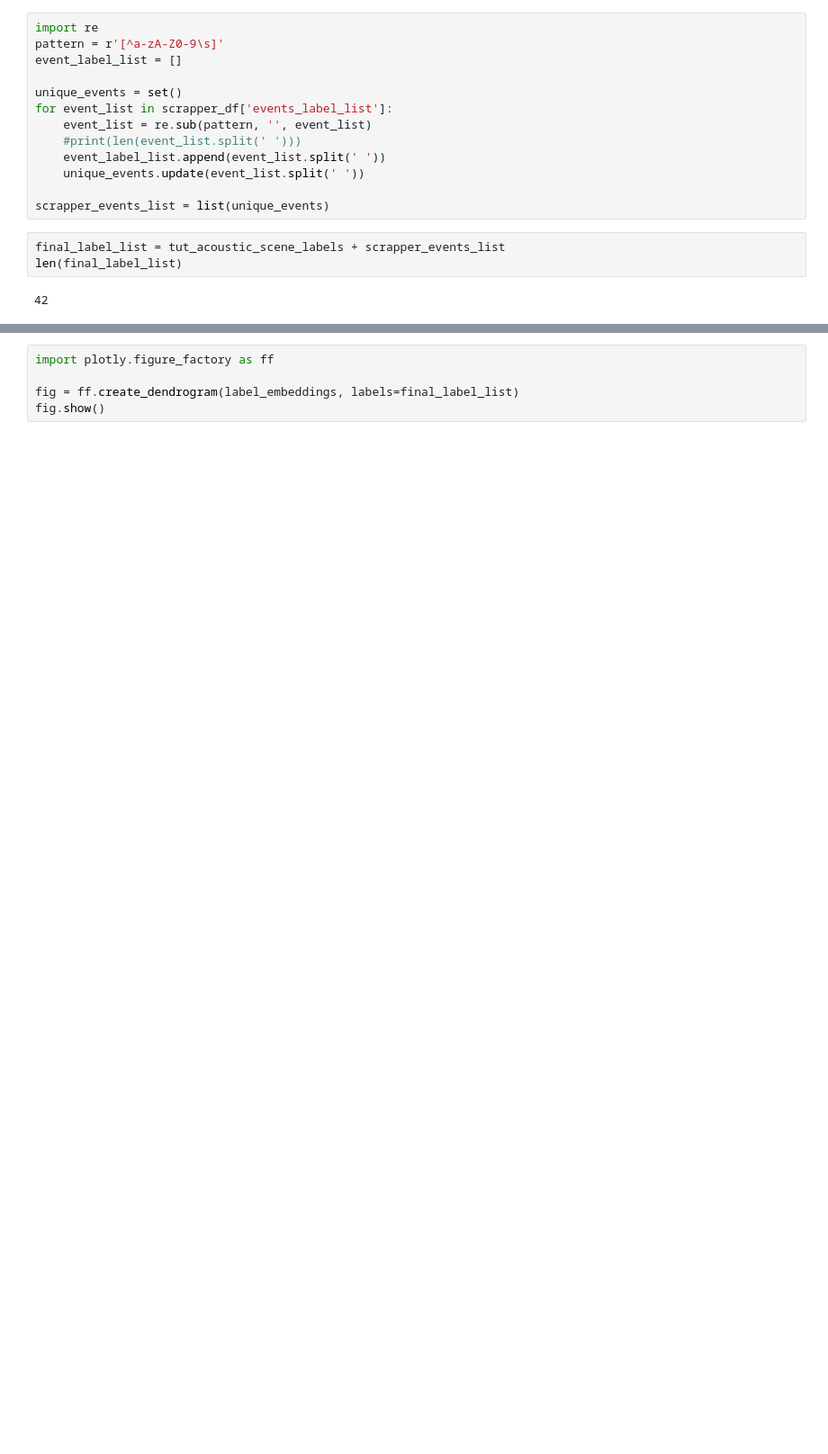
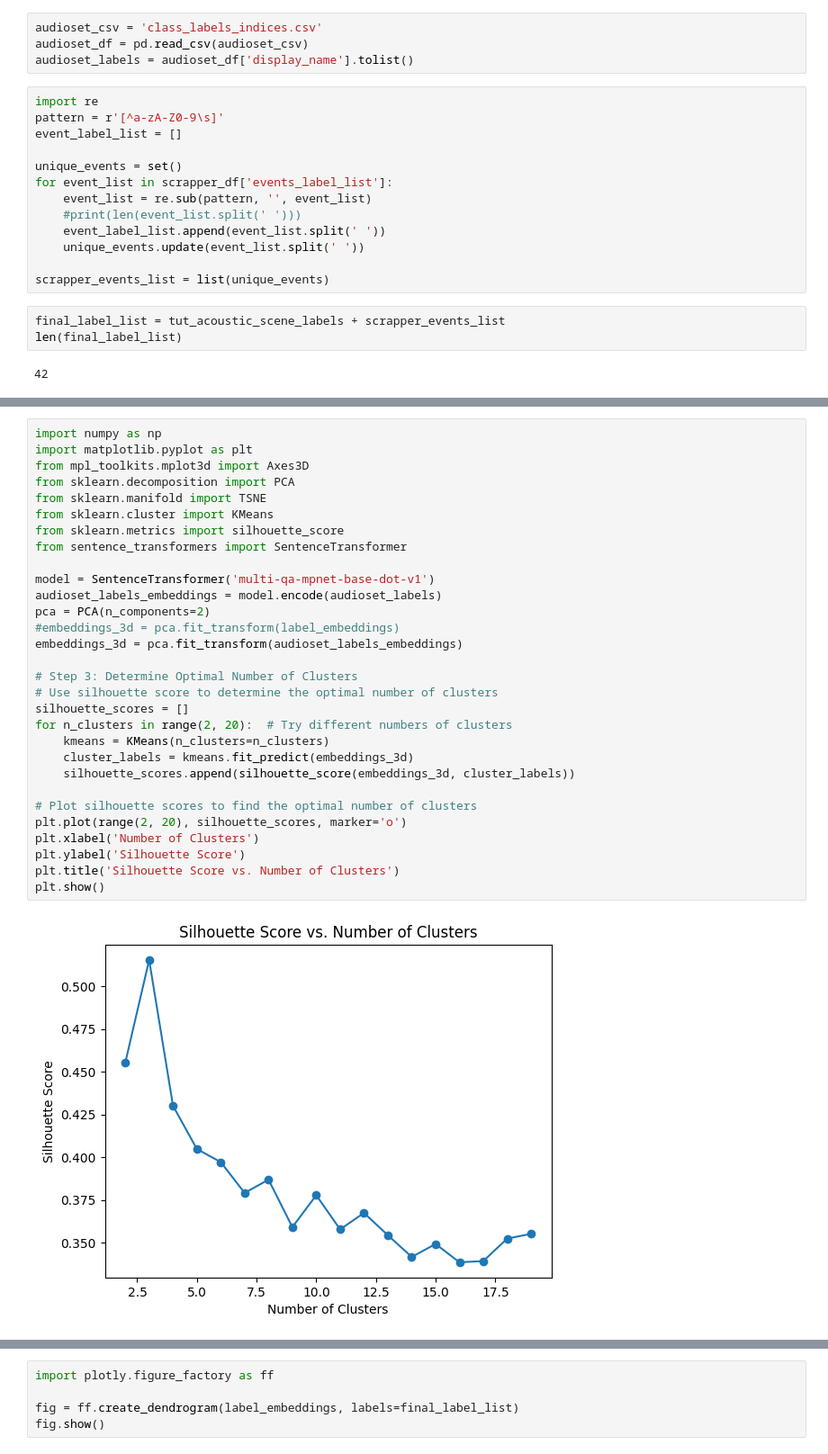
Before and after one commit to darshitttt/ASC_AED_JoinTask, a Jupyter notebook: labels_aggloClusters.ipynb, the cells around one changed output, grey strips where cells are left out. Shown at 90% size. Drawn from its saved outputs; the diff is of its cells as text; blank space fills up the shorter version.

Commit message:
Will have to look deeper into the labels taxonomy

```diff
--- a/labels_aggloClusters.ipynb
+++ b/labels_aggloClusters.ipynb
@@ -82,6 +28,10 @@ scrapper_df = pd.read_csv(scrapper_csv)
 
 scrapper_acoustic_scene_labels = list(scrapper_df['acoustic_scene_label'].unique())
 tut_acoustic_scene_labels = list(tut_df['labels'].unique())
+# %%
+audioset_csv = 'class_labels_indices.csv'
+audioset_df = pd.read_csv(audioset_csv)
+audioset_labels = audioset_df['display_name'].tolist()
 # %%
 import re
 pattern = r'[^a-zA-Z0-9\s]'
@@ -152,0 +103,32 @@ plt.show()
+# %%
+import numpy as np
+import matplotlib.pyplot as plt
+from mpl_toolkits.mplot3d import Axes3D
+from sklearn.decomposition import PCA
+from sklearn.manifold import TSNE
+from sklearn.cluster import KMeans
+from sklearn.metrics import silhouette_score
+from sentence_transformers import SentenceTransformer
+
+model = SentenceTransformer('multi-qa-mpnet-base-dot-v1')
+audioset_labels_embeddings = model.encode(audioset_labels)
+pca = PCA(n_components=2)
+#embeddings_3d = pca.fit_transform(label_embeddings)
+embeddings_3d = pca.fit_transform(audioset_labels_embeddings)
+
+# Step 3: Determine Optimal Number of Clusters
+# Use silhouette score to determine the optimal number of clusters
+silhouette_scores = []
+for n_clusters in range(2, 20):  # Try different numbers of clusters
+    kmeans = KMeans(n_clusters=n_clusters)
+    cluster_labels = kmeans.fit_predict(embeddings_3d)
+    silhouette_scores.append(silhouette_score(embeddings_3d, cluster_labels))
+
+# Plot silhouette scores to find the optimal number of clusters
+plt.plot(range(2, 20), silhouette_scores, marker='o')
+plt.xlabel('Number of Clusters')
+plt.ylabel('Silhouette Score')
+plt.title('Silhouette Score vs. Number of Clusters')
+plt.show()
+# %% [output]
+[figure, added]
```
Also changed, not shown: parts of 5 cells of this notebook, 1 other file.
